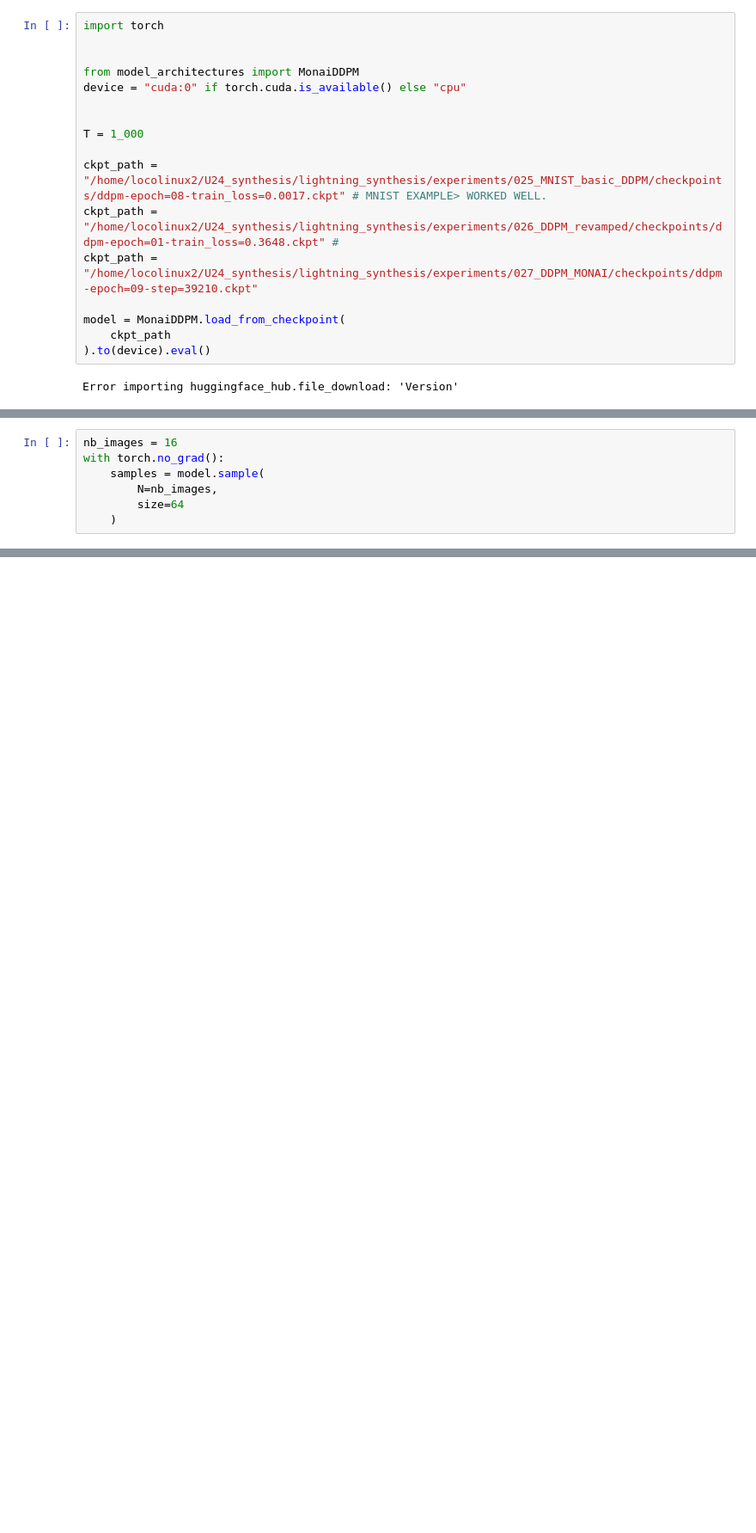
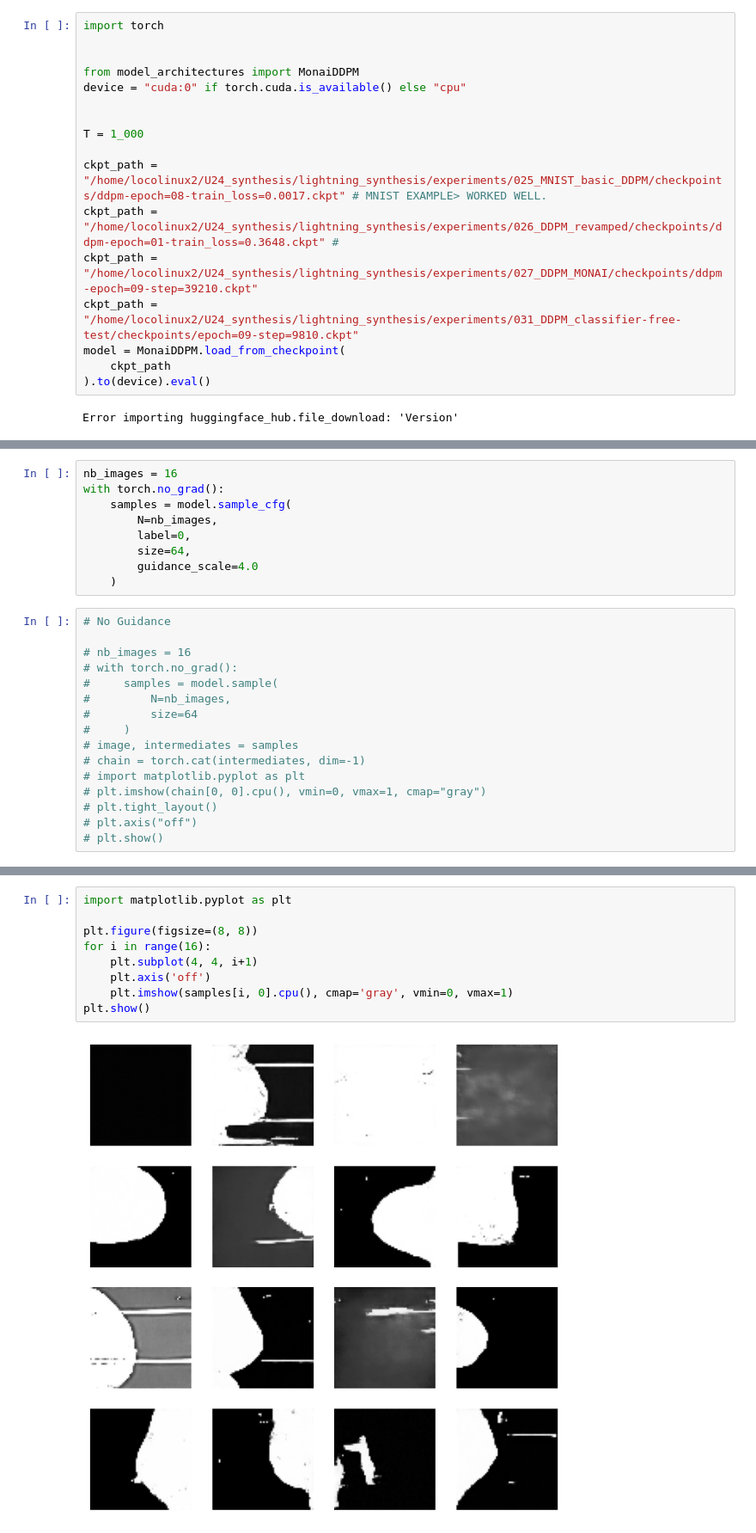
Before and after one commit to Linardos/U24_synthesis, a Jupyter notebook: lightning_synthesis/l_infer.ipynb, the cells around one changed output, grey strips where cells are left out. Shown: that part at 86% size. Drawn from its saved outputs; the diff is of its cells as text; blank space fills up the shorter version.

Commit message:
classifier-free guidance works

```diff
--- a/lightning_synthesis/l_infer.ipynb
+++ b/lightning_synthesis/l_infer.ipynb
@@ -11,7 +11,7 @@ T = 1_000
 ckpt_path = "/home/locolinux2/U24_synthesis/lightning_synthesis/experiments/025_MNIST_basic_DDPM/checkpoints/ddpm-epoch=08-train_loss=0.0017.ckpt" # MNIST EXAMPLE> WORKED WELL.
 ckpt_path = "/home/locolinux2/U24_synthesis/lightning_synthesis/experiments/026_DDPM_revamped/checkpoints/ddpm-epoch=01-train_loss=0.3648.ckpt" #
 ckpt_path = "/home/locolinux2/U24_synthesis/lightning_synthesis/experiments/027_DDPM_MONAI/checkpoints/ddpm-epoch=09-step=39210.ckpt"
-
+ckpt_path = "/home/locolinux2/U24_synthesis/lightning_synthesis/experiments/031_DDPM_classifier-free-test/checkpoints/epoch=09-step=9810.ckpt"
 model = MonaiDDPM.load_from_checkpoint(
     ckpt_path
 ).to(device).eval()
@@ -40,7 +20,25 @@ MonaiDDPM(
+# %%
+nb_images = 16
+with torch.no_grad():
+    samples = model.sample_cfg(
+        N=nb_images,
+        label=0,
+        size=64,
+        guidance_scale=4.0
+    )
 # %%
-nb_images = 16
-with torch.no_grad():
-    samples = model.sample(
-        N=nb_images,
-        size=64
-    )
+# No Guidance
+
+# nb_images = 16
+# with torch.no_grad():
+#     samples = model.sample(
+#         N=nb_images,
+#         size=64
+#     )
+# image, intermediates = samples
+# chain = torch.cat(intermediates, dim=-1)
+# import matplotlib.pyplot as plt
+# plt.imshow(chain[0, 0].cpu(), vmin=0, vmax=1, cmap="gray")
+# plt.tight_layout()
+# plt.axis("off")
+# plt.show()
@@ -58,3 +48,14 @@ plt.show()
+# %%
+import matplotlib.pyplot as plt
+
+plt.figure(figsize=(8, 8))
+for i in range(16):
+    plt.subplot(4, 4, i+1)
+    plt.axis('off')
+    plt.imshow(samples[i, 0].cpu(), cmap='gray', vmin=0, vmax=1)
+plt.show()
+# %% [output]
+[figure, added]
 # %%
 import matplotlib.pyplot as plt
 
```
Also changed, not shown: parts of 5 cells of this notebook, 5 other files.
